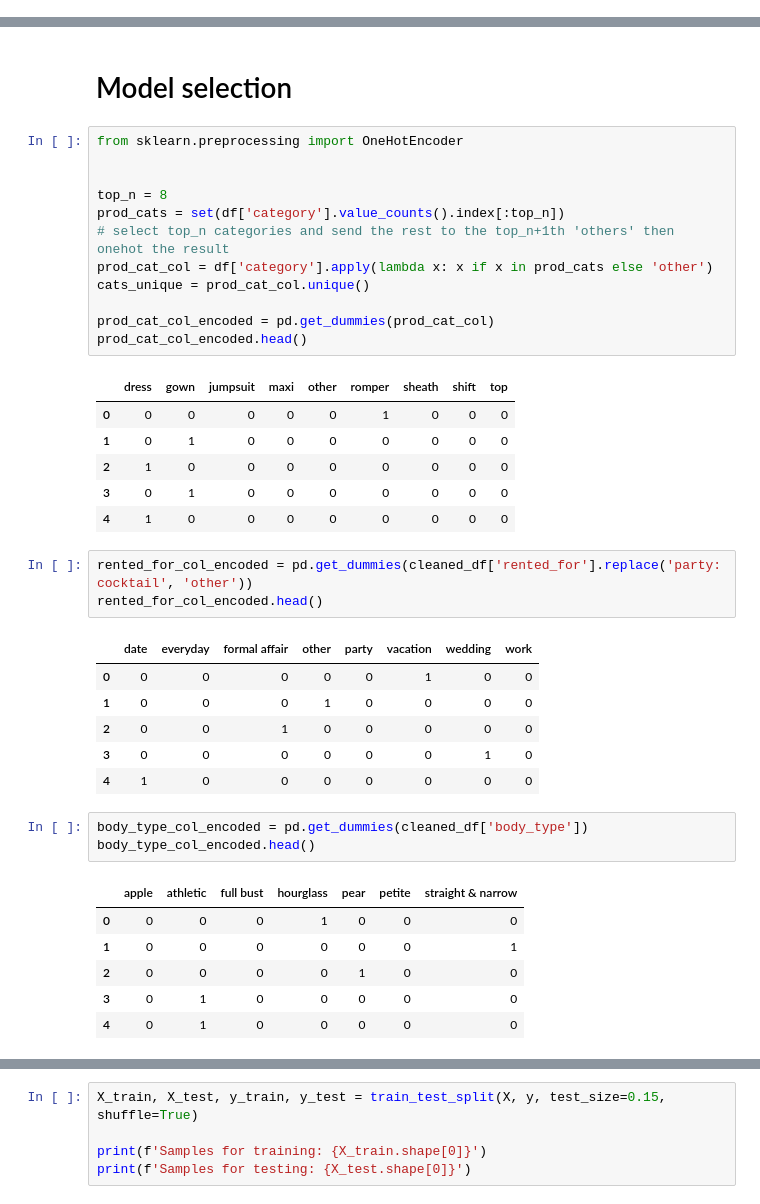
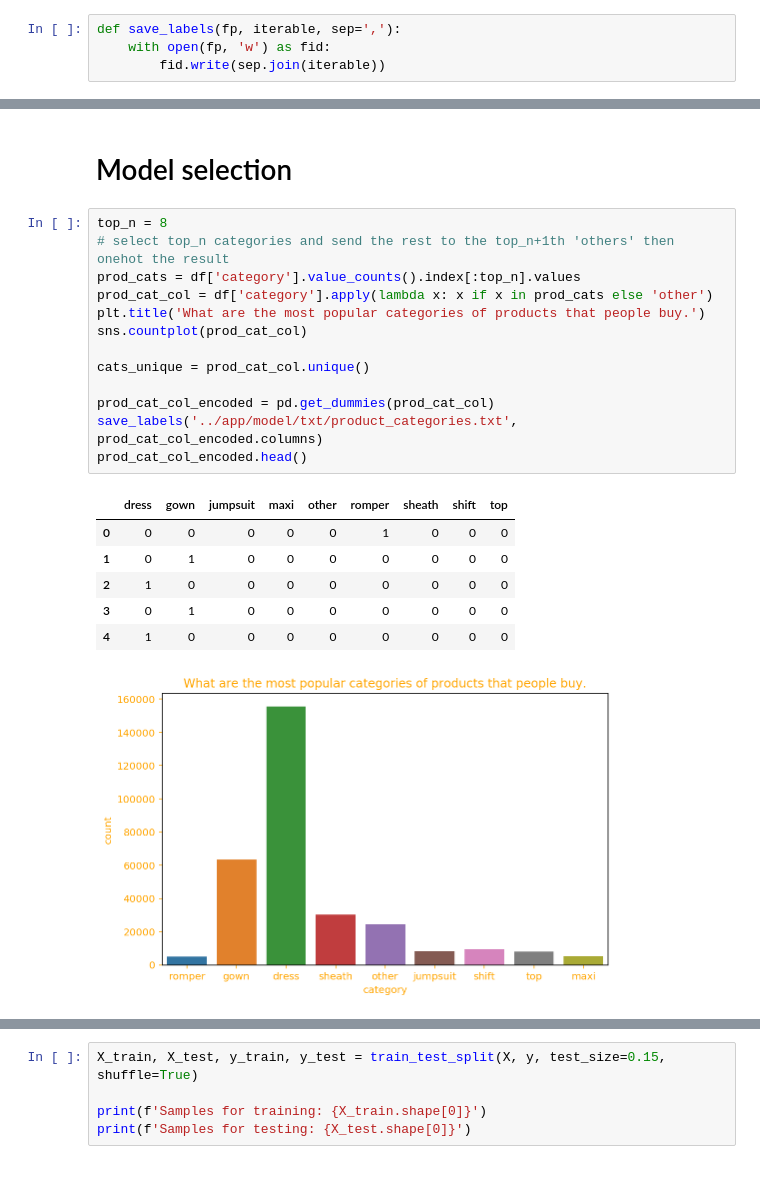
Before and after one commit to Dmytro-Shvetsov/ClothingFit, a Jupyter notebook: data/data_analysis_and_cleaning.ipynb, the cells around one changed output, grey strips where cells are left out. Saved outputs shown, nothing was run; the diff lists cells and outputs as text; blank space fills up the shorter version.

```diff
--- a/data/data_analysis_and_cleaning.ipynb
+++ b/data/data_analysis_and_cleaning.ipynb
@@ -250,6 +250,10 @@ cleaned_df.head()
 | 4 | fit | 734848 | 364092 | 62.595747 | 8.0 | date | Didn't actually wear it. It fit p... | athletic | ... |
 # %% [markdown]
 To handle the column 'bust_size' I converted it into two new features, one of which is oridinal ('bust_size_cat'), so we can easily handle it using label encoding.
+# %%
+def save_labels(fp, iterable, sep=','):
+    with open(fp, 'w') as fid:
+        fid.write(sep.join(iterable))
 # %%
 unique_cats = sorted(cleaned_df['bust_size_cat'].unique().tolist())
 mapper = {unique_cats[i]:i+1 for i in range(len(unique_cats))}
@@ -414,41 +419,23 @@ sns.heatmap(product_category_fits, annot=True, fmt=".1f", linewidths=.5);
 # %% [markdown]
   # Model selection
 # %%
-from sklearn.preprocessing import OneHotEncoder
+top_n = 8
+# select top_n categories and send the rest to the top_n+1th 'others' then onehot the result
+prod_cats = df['category'].value_counts().index[:top_n].values
+prod_cat_col = df['category'].apply(lambda x: x if x in prod_cats else 'other')
+plt.title('What are the most popular categories of products that people buy.')
+sns.countplot(prod_cat_col)
 
-
-top_n = 8
-prod_cats = set(df['category'].value_counts().index[:top_n])
-# select top_n categories and send the rest to the top_n+1th 'others' then onehot the result
-prod_cat_col = df['category'].apply(lambda x: x if x in prod_cats else 'other')
 cats_unique = prod_cat_col.unique()
 
 prod_cat_col_encoded = pd.get_dummies(prod_cat_col)
+save_labels('../app/model/txt/product_categories.txt', prod_cat_col_encoded.columns)
 prod_cat_col_encoded.head()
 # %% [output]
 |  | dress | gown | jumpsuit | maxi | other | romper | sheath | shift | top |
 | 0 | 0 | 0 | 0 | 0 | 0 | 1 | 0 | 0 | 0 |
 | 1 | 0 | 1 | 0 | 0 | 0 | 0 | 0 | 0 | 0 |
 | 2 | 1 | 0 | 0 | 0 | 0 | 0 | 0 | 0 | 0 |
 | 3 | 0 | 1 | 0 | 0 | 0 | 0 | 0 | 0 | 0 |
 | 4 | 1 | 0 | 0 | 0 | 0 | 0 | 0 | 0 | 0 |
+[figure, added]
-# %%
-rented_for_col_encoded = pd.get_dummies(cleaned_df['rented_for'].replace('party: cocktail', 'other'))
-rented_for_col_encoded.head()
-# %% [output]
-|  | date | everyday | formal affair | other | party | vacation | wedding | work |
-| 0 | 0 | 0 | 0 | 0 | 0 | 1 | 0 | 0 |
-| 1 | 0 | 0 | 0 | 1 | 0 | 0 | 0 | 0 |
-| 2 | 0 | 0 | 1 | 0 | 0 | 0 | 0 | 0 |
-| 3 | 0 | 0 | 0 | 0 | 0 | 0 | 1 | 0 |
-| 4 | 1 | 0 | 0 | 0 | 0 | 0 | 0 | 0 |
-# %%
-body_type_col_encoded = pd.get_dummies(cleaned_df['body_type'])
-body_type_col_encoded.head()
-# %% [output]
-|  | apple | athletic | full bust | hourglass | pear | petite | straight & narrow |
-| 0 | 0 | 0 | 0 | 1 | 0 | 0 | 0 |
-| 1 | 0 | 0 | 0 | 0 | 0 | 0 | 1 |
-| 2 | 0 | 0 | 0 | 0 | 1 | 0 | 0 |
-| 3 | 0 | 1 | 0 | 0 | 0 | 0 | 0 |
-| 4 | 0 | 1 | 0 | 0 | 0 | 0 | 0 |
```
Also changed, not shown: parts of 19 cells of this notebook, 12 other files.
